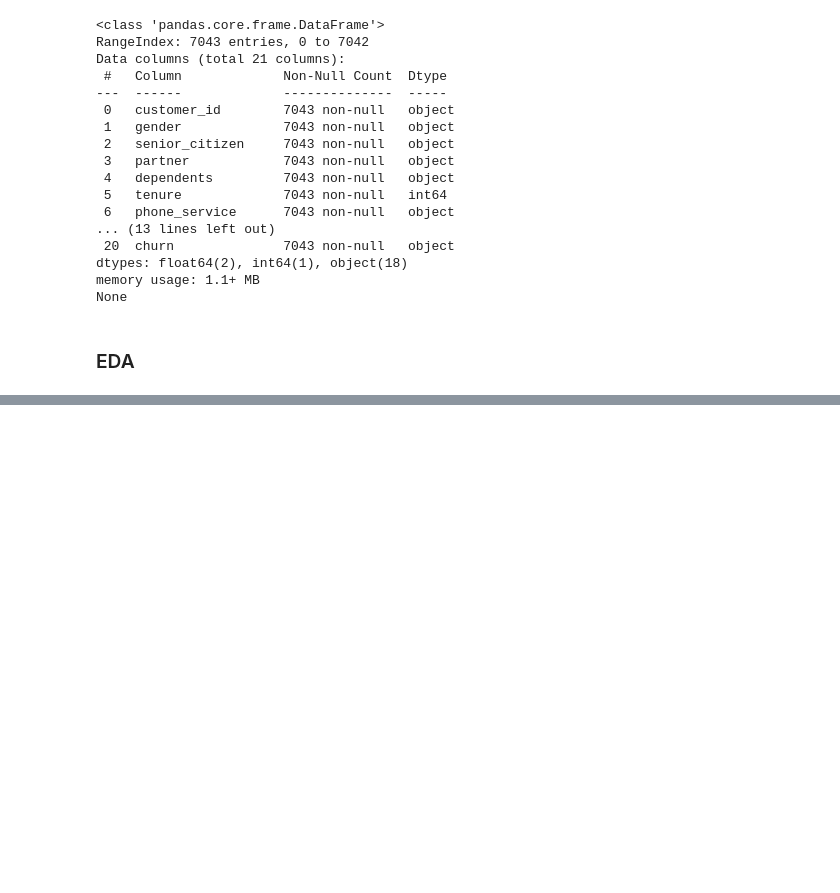
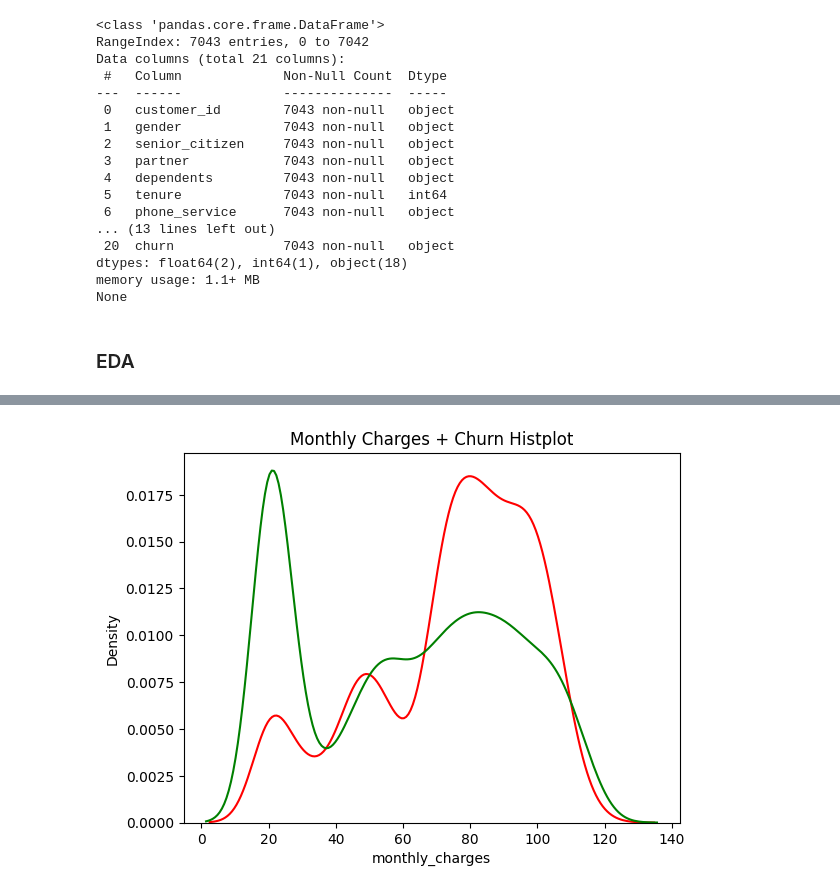
Before and after one commit to taborerickson/Customer-Churn-Prediction, a Jupyter notebook: Notebooks/customer_churn_pred.ipynb, the cells around one changed output, grey strips where cells are left out. Saved outputs shown, nothing was run; the diff lists cells and outputs as text; code cells hidden in the pictures; blank space fills up the shorter version.

```diff
--- a/Notebooks/customer_churn_pred.ipynb
+++ b/Notebooks/customer_churn_pred.ipynb
@@ -310,8 +306,10 @@ plt.show()
 # %%
 # Histplot of monthly_charges and churn
-sns.histplot(data[data['churn'] == "Yes"]['monthly_charges'], hist=False, color='red')
-sns.histplot(data[data['churn'] == "No"]['monthly_charges'], hist=False, color='green')
+sns.kdeplot(data[data['churn'] == "Yes"]['monthly_charges'], color='red')
+sns.kdeplot(data[data['churn'] == "No"]['monthly_charges'], color='green')
 plt.title('Monthly Charges + Churn Histplot')
 plt.show()
+# %% [output]
+[figure, added]
 # %%
 # Histplot of total_charges and churn
```
Also changed, not shown: parts of 7 cells of this notebook.
